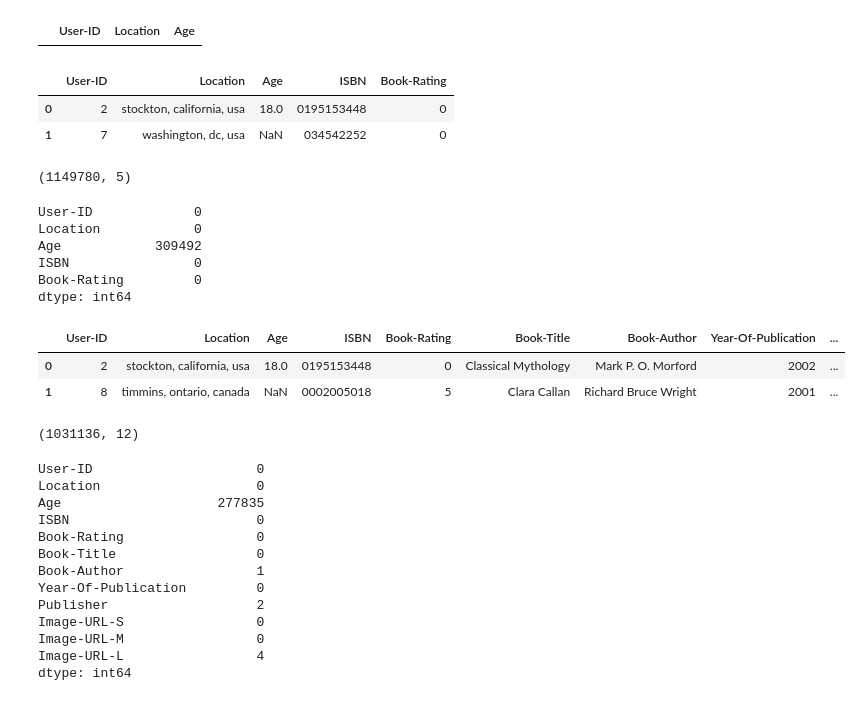
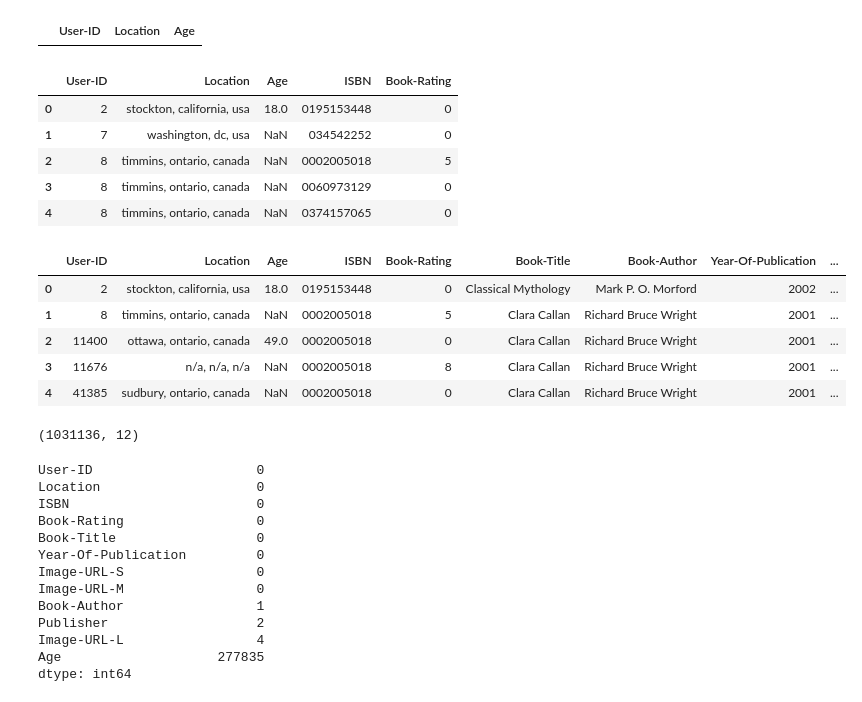
Before and after one commit to Rajkumar17493/Book_Recommendation, a Jupyter notebook: EDA.ipynb, the cells around one changed output. Cells and saved outputs as stored; diff of their text form; code cells hidden in the pictures.

```diff
--- a/EDA.ipynb
+++ b/EDA.ipynb
@@ -76,30 +85,25 @@ users[users.duplicated()]
 # %% [output]
 |  | User-ID | Location | Age |
 # %%
+#Merging datasets users and ratings based on 'Used-ID'
 user_rating=pd.merge(users,ratings,on='User-ID')
-user_rating.head(2)
+user_rating.head()
 # %% [output]
 |  | User-ID | Location | Age | ISBN | Book-Rating |
 | 0 | 2 | stockton, california, usa | 18.0 | 0195153448 | 0 |
 | 1 | 7 | washington, dc, usa | NaN | 034542252 | 0 |
+| 2 | 8 | timmins, ontario, canada | NaN | 0002005018 | 5 |
+| 3 | 8 | timmins, ontario, canada | NaN | 0060973129 | 0 |
+| 4 | 8 | timmins, ontario, canada | NaN | 0374157065 | 0 |
-# %%
-user_rating.shape
-# %% [output]
-(1149780, 5)
-# %%
-user_rating.isna().sum()
-# %% [output]
-User-ID             0
-Location            0
-Age            309492
-ISBN                0
-Book-Rating         0
-dtype: int64
 # %%
-df_inner=pd.merge(user_rating,books,on='ISBN')
-df_inner.head(2)
+#Merging datasets user_rating and books based on 'ISBN'
+user_book_rating=pd.merge(user_rating,books,on='ISBN')
+user_book_rating.head()
 # %% [output]
 |  | User-ID | Location | Age | ISBN | Book-Rating | Book-Title | Book-Author | Year-Of-Publication | ... |
 | 0 | 2 | stockton, california, usa | 18.0 | 0195153448 | 0 | Classical Mythology | Mark P. O. Morford | 2002 | ... |
 | 1 | 8 | timmins, ontario, canada | NaN | 0002005018 | 5 | Clara Callan | Richard Bruce Wright | 2001 | ... |
+| 2 | 11400 | ottawa, ontario, canada | 49.0 | 0002005018 | 0 | Clara Callan | Richard Bruce Wright | 2001 | ... |
+| 3 | 11676 | n/a, n/a, n/a | NaN | 0002005018 | 8 | Clara Callan | Richard Bruce Wright | 2001 | ... |
+| 4 | 41385 | sudbury, ontario, canada | NaN | 0002005018 | 0 | Clara Callan | Richard Bruce Wright | 2001 | ... |
 # %%
@@ -107,18 +111,18 @@ df_inner.shape
 # %% [output]
 (1031136, 12)
 # %%
-df_inner.isna().sum()
+user_book_rating.isna().sum().sort_values(ascending=True)
 # %% [output]
 User-ID                     0
 Location                    0
-Age                    277835
 ISBN                        0
 Book-Rating                 0
 Book-Title                  0
-Book-Author                 1
 Year-Of-Publication         0
-Publisher                   2
 Image-URL-S                 0
 Image-URL-M                 0
+Book-Author                 1
+Publisher                   2
 Image-URL-L                 4
+Age                    277835
 dtype: int64
```
Also changed, not shown: parts of 39 cells of this notebook.
